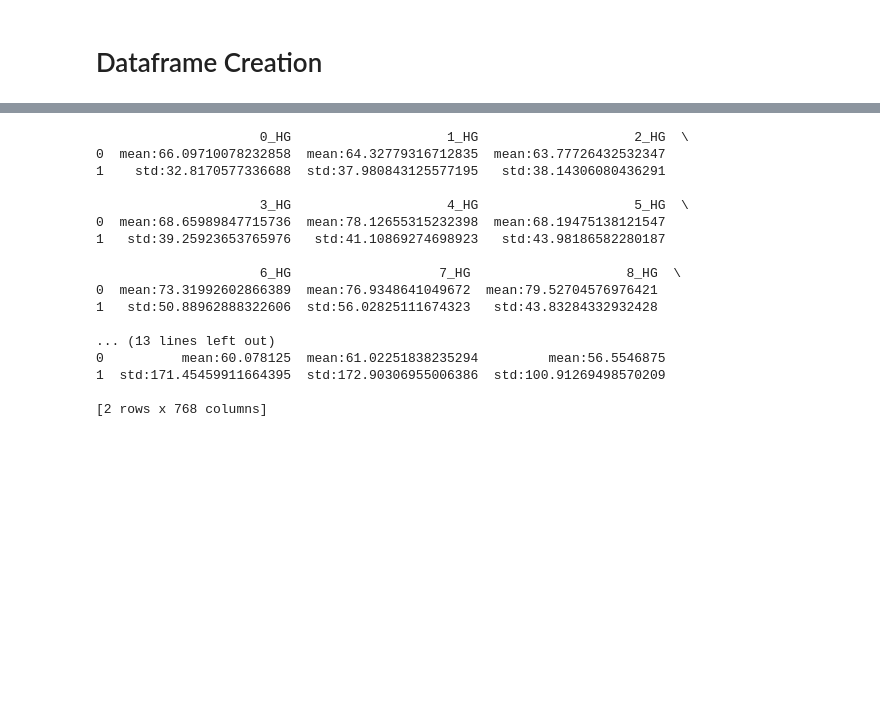
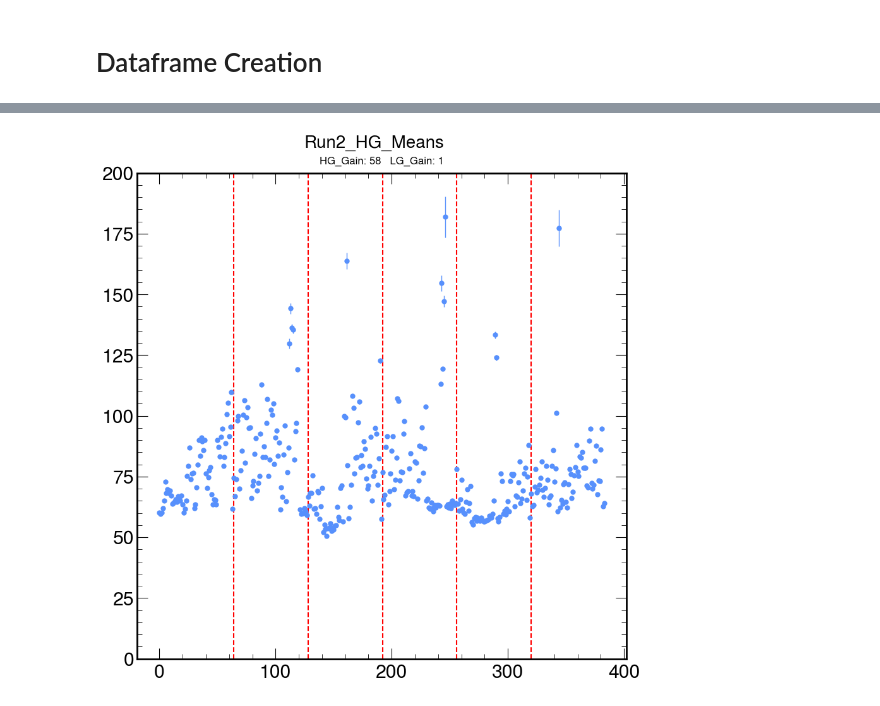
Before and after one commit to SeanBP/genIII_prototype_analysis, a Jupyter notebook: Pedestal_Analysis/pedestal_analysis_v2.ipynb, the cells around one changed output, grey strips where cells are left out. Drawn from its saved outputs; the diff is of its cells as text; code cells hidden in the pictures; blank space fills up the shorter version.

```diff
--- a/Pedestal_Analysis/pedestal_analysis_v2.ipynb
+++ b/Pedestal_Analysis/pedestal_analysis_v2.ipynb
@@ -356,28 +172,0 @@ print(m.values)
-# %%
-din2={}
-HG_IDs=[]
-LG_IDs=[]
-for i, HG_branch in enumerate(HG_Ped_values_sorted):
-    name=HG_columns_sorted[i]
-    #print(name)
-    HG_mask=np.array(HG_branch)<1000
-    HG_branch_filtered=HG_branch[HG_mask]
-    if name not in HG_IDs:
-        din2[name] = []
-        HG_IDs.append(name)
-    din2[name].append(f"mean:{np.mean(HG_branch_filtered)}")
-    din2[name].append(f"std:{np.std(HG_branch_filtered)}")
-for i, LG_branch in enumerate((LG_Ped_values_sorted)):
-    name=LG_columns_sorted[i]
-    LG_mask=np.array(LG_branch)<1000
-    LG_branch_filtered=LG_branch[LG_mask]
-    if name not in LG_IDs:
-        din2[name] = []
-        LG_IDs.append(name)
-    din2[name].append(f"mean:{np.mean(LG_branch)}")
-    din2[name].append(f"std:{np.std(LG_branch)}")
-#print(din2)
-
-ptrigDF2 = pd.DataFrame(din2)
-PTRIGpickle_file_name2='./PTRIG_R9_with_vals.pkl'
-ptrigDF2.to_pickle(PTRIGpickle_file_name2)
@@ -539,28 +173,15 @@ for i, mean in enumerate(LGErrorlist):
-# %%
-file_path = './PTRIG_R9_with_vals.pkl'
-
-# Open the pickle file in read-binary mode ('rb')
-with open(file_path, 'rb') as file:
-    # Load the data from the pickle file
-    data = pickle.load(file)
-
-# Now you can use the loaded data
-print(data)
-# %% [output]
-                     0_HG                    1_HG                    2_HG  \
-0  mean:66.09710078232858  mean:64.32779316712835  mean:63.77726432532347
-1    std:32.8170577336688  std:37.980843125577195   std:38.14306080436291
-
-                     3_HG                    4_HG                    5_HG  \
-0  mean:68.65989847715736  mean:78.12655315232398  mean:68.19475138121547
-1   std:39.25923653765976   std:41.10869274698923   std:43.98186582280187
-
-                     6_HG                   7_HG                    8_HG  \
-0  mean:73.31992602866389  mean:76.9348641049672  mean:79.52704576976421
-1   std:50.88962888322606  std:56.02825111674323   std:43.83284332932428
-
-... (13 lines left out)
-0          mean:60.078125  mean:61.02251838235294         mean:56.5546875
-1  std:171.45459911664395  std:172.90306955006386  std:100.91269498570209
-
-[2 rows x 768 columns]
+# %%
+fig, ax = plt.subplots()
+fig.suptitle(f"Run{run}_HG_Means\n ", fontsize=20,y=0.94)
+ax.set_title(f"HG_Gain: {HG_gain}   LG_Gain: {LG_gain}", fontsize=12, pad=10)
+
+plt.errorbar(range(0,CAEN_num*64),HGPeds, fmt='o',yerr=HGPedsErr, capsize=0, elinewidth=1, markeredgewidth=0)
+
+plt.ylim(0,200)
+
+for i in range(1,6): #5 is number of caen units
+    plt.axvline(x=i*64, color='red', linestyle='--')
+
+plt.savefig(f"Run{run}_graphs/Run{run}_HG_Means.png")
+# %% [output]
+[figure, added]
```
Also changed, not shown: parts of 21 cells of this notebook.
